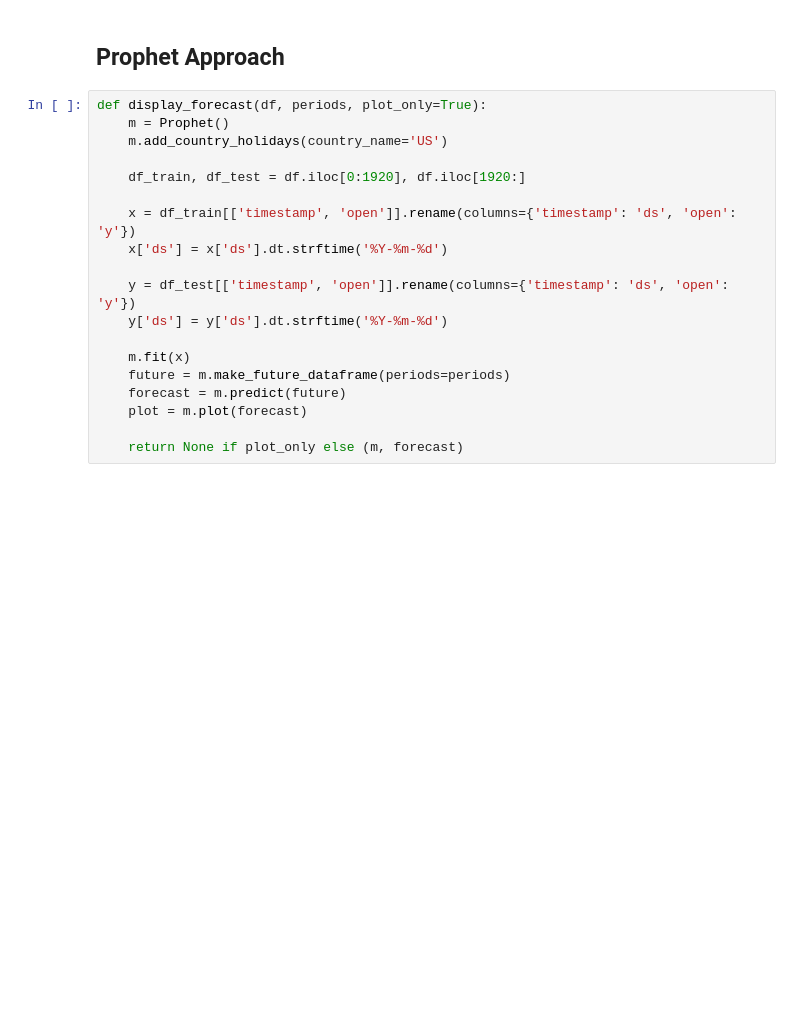
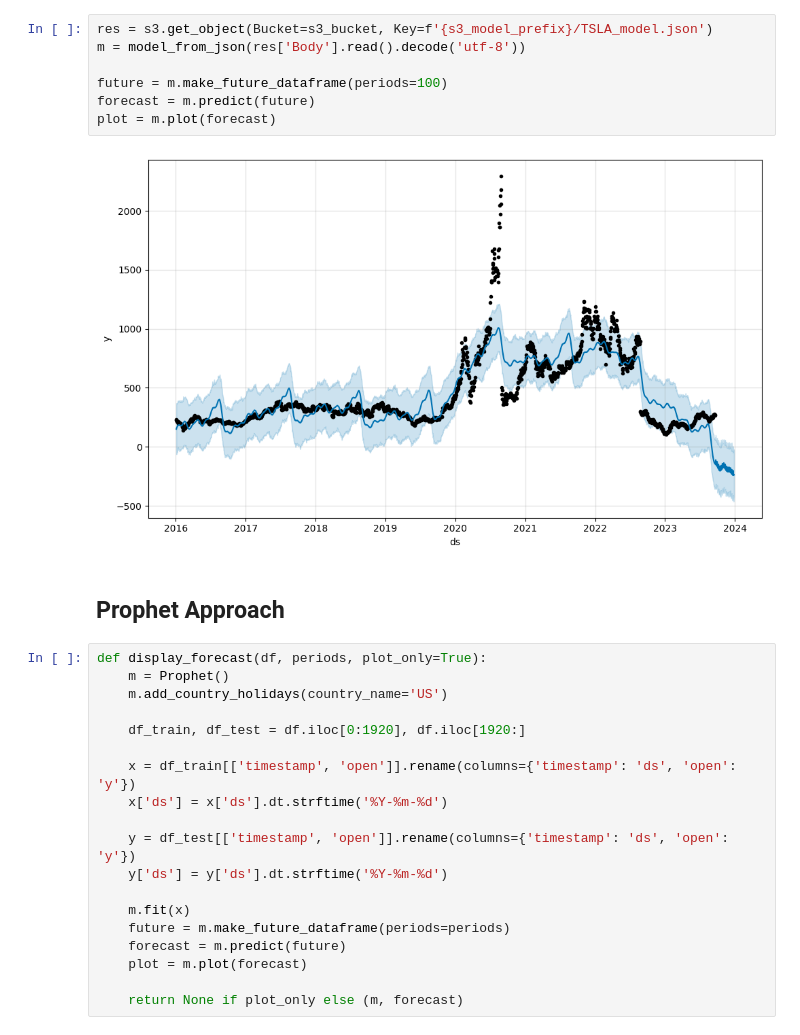
Before and after one commit to Nesto17/AlpaCash, a Jupyter notebook: notebooks/model_training.ipynb, the cells around one changed output. Drawn from its saved outputs; the diff is of its cells as text; blank space fills up the shorter version.

```diff
--- a/notebooks/model_training.ipynb
+++ b/notebooks/model_training.ipynb
@@ -61,3 +122,12 @@ dataset[dataset['symbol'] == 'GOOGL']
+# %%
+res = s3.get_object(Bucket=s3_bucket, Key=f'{s3_model_prefix}/TSLA_model.json')
+m = model_from_json(res['Body'].read().decode('utf-8'))
+
+future = m.make_future_dataframe(periods=100)
+forecast = m.predict(future)
+plot = m.plot(forecast)
+# %% [output]
+[figure, added]
 # %% [markdown]
 ## Prophet Approach
 # %%
```
Also changed, not shown: parts of 20 cells of this notebook, 20 other files.
